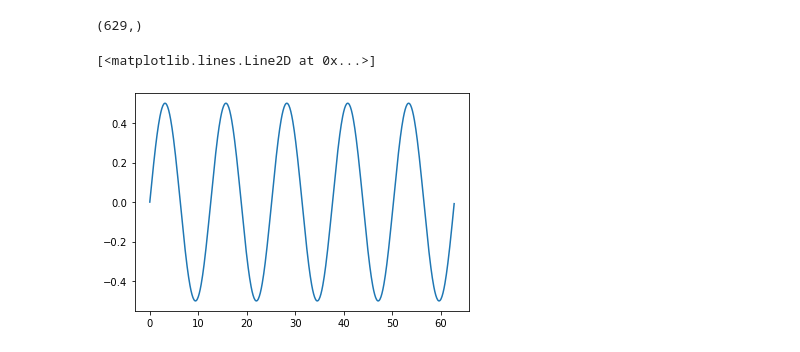
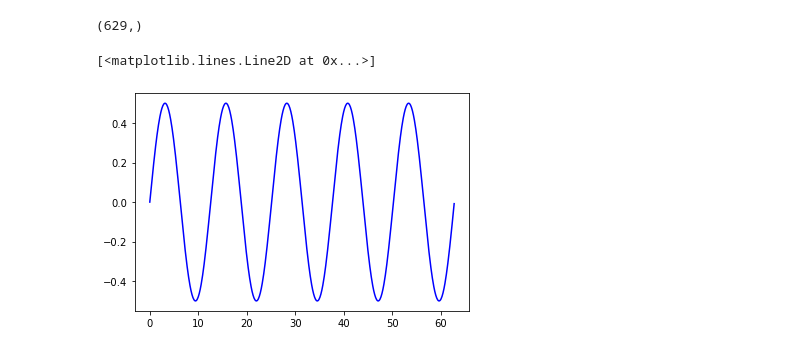
Before and after one commit to ecohydro/DroughtEDM, a Jupyter notebook: Notebooks/EDM/random_walk_sine.ipynb, the cells around one changed output. Saved outputs shown, nothing was run; the diff lists cells and outputs as text; code cells hidden in the pictures.

```diff
--- a/Notebooks/EDM/random_walk_sine.ipynb
+++ b/Notebooks/EDM/random_walk_sine.ipynb
@@ -85,7 +60,7 @@ sy1.shape
 (629,)
 # %%
 fig = plt.figure()
-plt.plot(sx1,sy1)
+plt.plot(sx1,sy1, 'b')
 # %% [output]
 [<matplotlib.lines.Line2D at 0x...>]
-[figure, old version]
+[figure, new version]
```
Also changed, not shown: parts of 18 cells of this notebook, 7 other files.
